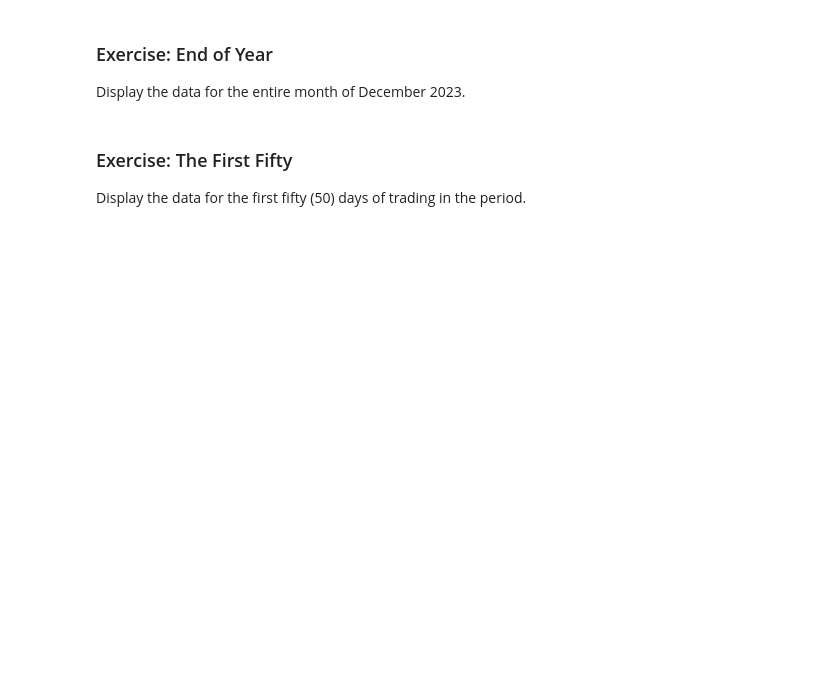
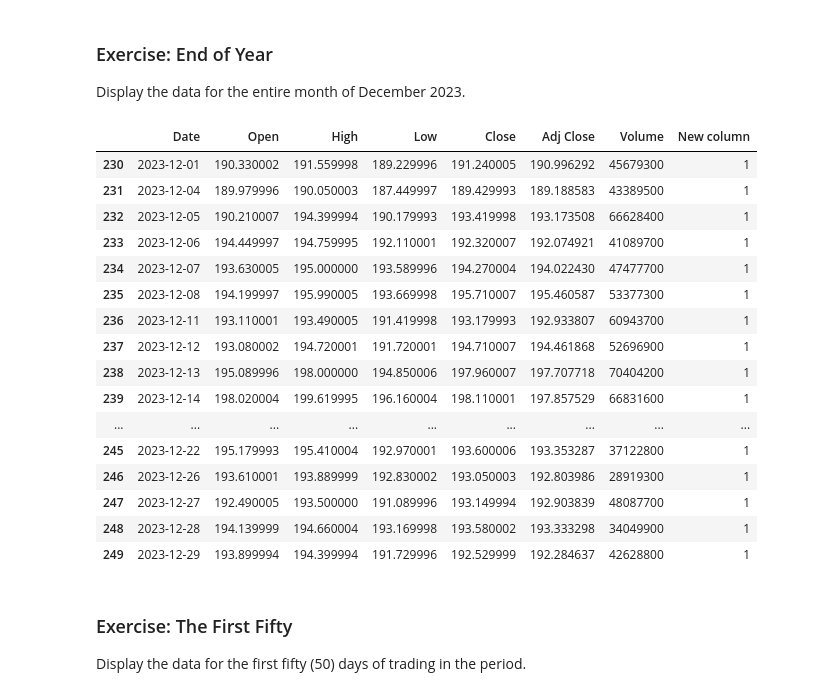
Before and after one commit to lilyhh0303/efds-ta-python, a Jupyter notebook: 01. Pandas Refresher.ipynb, the cells around one changed output. Drawn from its saved outputs; the diff is of its cells as text; code cells hidden in the pictures; blank space fills up the shorter version.

```diff
--- a/01. Pandas Refresher.ipynb
+++ b/01. Pandas Refresher.ipynb
@@ -26,2 +73,22 @@ You'll notice the types are slightly different from the usual Python types - thi
 # %% [markdown]
 For a look at some actual data within the data frame, we can use square bracket notation and `iloc` to access columns and rows. The `i` in `iloc` refers to **integer-based indexing**, so looking at a row or column *number*.
+# %%
+# index data frame as a dictionary
+
+df["Close"]  # index Close column
+
+df.Close  # dot access - same as indexing - short cut with some risk (e.g., no spaces, no reserved keywords)
+
+df["New column"] = 1  # create a new column and fill it with 1s
+
+df[["Close", "Open"]]  # use a list to index multiple columns
+
+df[df.Close > 150]   # filter all row with close price > 150 using conditions
+
+df[df.Close > 150]["Date"]  # get the dates when close price > 150, or df[df.Close > 150].Date
+
+df.loc["2023-12-01"]  # index 2023-12-01 row
+
+df.iloc[6]  # get row 6 using integer location, usually used in loop
+
+df[0:6]   # get the first 6 rows using columns - for single row, e.g., row 6, use df[5:6]
@@ -29,6 +109,26 @@ For a look at some actual data within the data frame, we can use square bracket
 ### Exercise: End of Year
 
 Display the data for the entire month of December 2023.
+# %%
+df[(df.Date >= "2023-12-01") & (df.Date <= "2023-12-31")]
+# %% [output]
+|  | Date | Open | High | Low | Close | Adj Close | Volume | New column |
+| 230 | 2023-12-01 | 190.330002 | 191.559998 | 189.229996 | 191.240005 | 190.996292 | 45679300 | 1 |
+| 231 | 2023-12-04 | 189.979996 | 190.050003 | 187.449997 | 189.429993 | 189.188583 | 43389500 | 1 |
+| 232 | 2023-12-05 | 190.210007 | 194.399994 | 190.179993 | 193.419998 | 193.173508 | 66628400 | 1 |
+| 233 | 2023-12-06 | 194.449997 | 194.759995 | 192.110001 | 192.320007 | 192.074921 | 41089700 | 1 |
+| 234 | 2023-12-07 | 193.630005 | 195.000000 | 193.589996 | 194.270004 | 194.022430 | 47477700 | 1 |
+| 235 | 2023-12-08 | 194.199997 | 195.990005 | 193.669998 | 195.710007 | 195.460587 | 53377300 | 1 |
+| 236 | 2023-12-11 | 193.110001 | 193.490005 | 191.419998 | 193.179993 | 192.933807 | 60943700 | 1 |
+| 237 | 2023-12-12 | 193.080002 | 194.720001 | 191.720001 | 194.710007 | 194.461868 | 52696900 | 1 |
+| 238 | 2023-12-13 | 195.089996 | 198.000000 | 194.850006 | 197.960007 | 197.707718 | 70404200 | 1 |
+| 239 | 2023-12-14 | 198.020004 | 199.619995 | 196.160004 | 198.110001 | 197.857529 | 66831600 | 1 |
+| ... | ... | ... | ... | ... | ... | ... | ... | ... |
+| 245 | 2023-12-22 | 195.179993 | 195.410004 | 192.970001 | 193.600006 | 193.353287 | 37122800 | 1 |
+| 246 | 2023-12-26 | 193.610001 | 193.889999 | 192.830002 | 193.050003 | 192.803986 | 28919300 | 1 |
+| 247 | 2023-12-27 | 192.490005 | 193.500000 | 191.089996 | 193.149994 | 192.903839 | 48087700 | 1 |
+| 248 | 2023-12-28 | 194.139999 | 194.660004 | 193.169998 | 193.580002 | 193.333298 | 34049900 | 1 |
+| 249 | 2023-12-29 | 193.899994 | 194.399994 | 191.729996 | 192.529999 | 192.284637 | 42628800 | 1 |
 # %% [markdown]
 ### Exercise: The First Fifty
 
```
Also changed, not shown: parts of 11 cells of this notebook.
